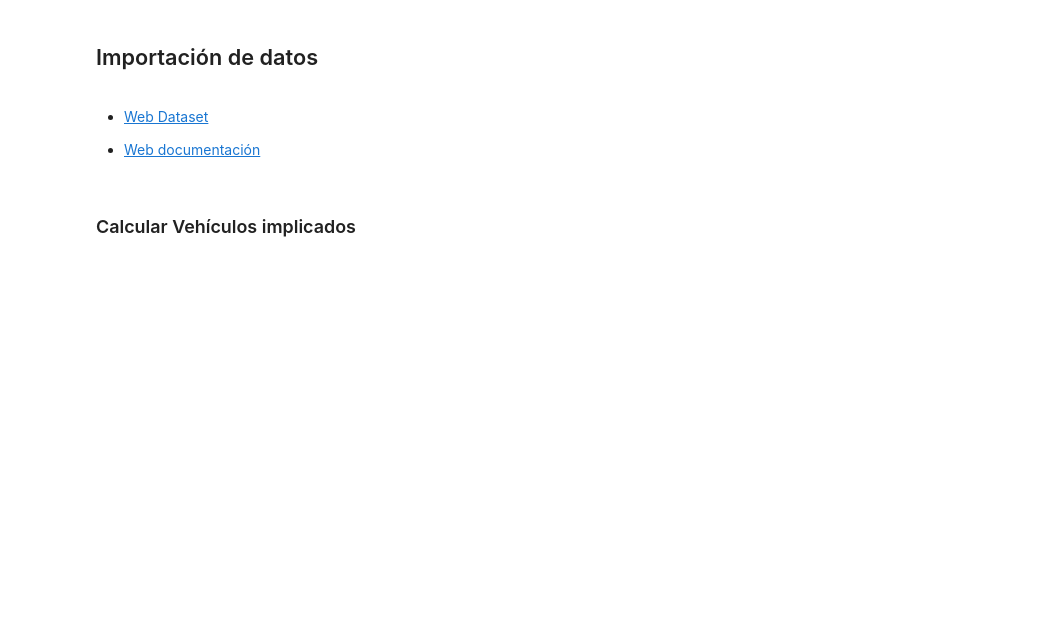
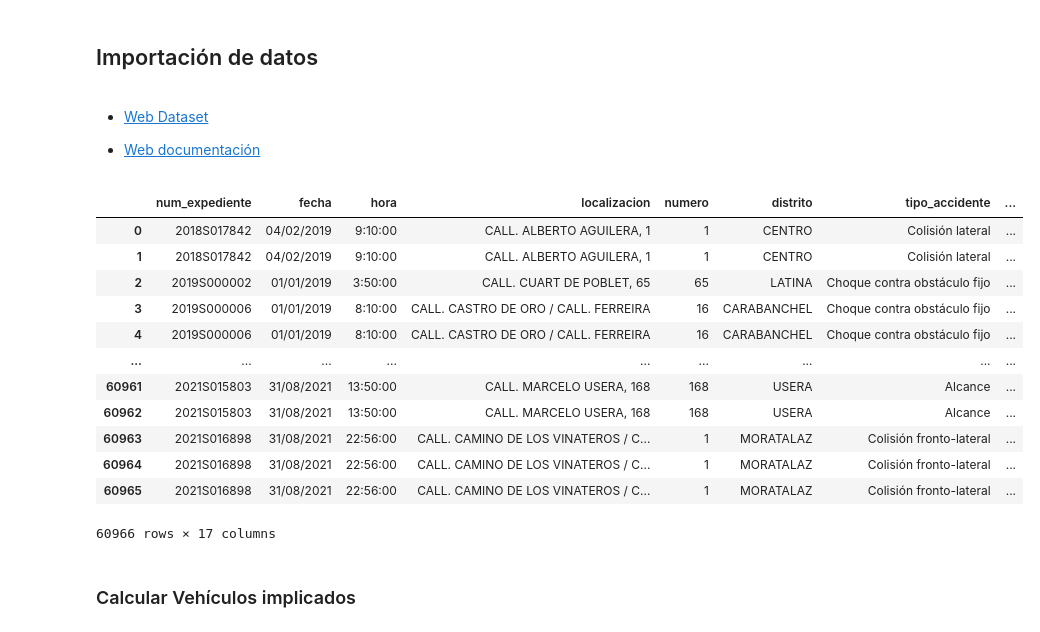
Before and after one commit to luperezsal/GTAAF-CNN, a Jupyter notebook: TASP_CNN.ipynb, the cells around one changed output. Drawn from its saved outputs; the diff is of its cells as text; code cells hidden in the pictures; blank space fills up the shorter version.

```diff
--- a/TASP_CNN.ipynb
+++ b/TASP_CNN.ipynb
@@ -1831,6 +1947,22 @@ data_frame = pd.concat([data_frame, file_2021])
 data_frame.dropna(subset=['lesividad'], inplace = True)
 data_frame.lesividad = data_frame.lesividad.replace(' ', 14).astype(int)
 data_frame = data_frame.reset_index(drop=True)
+# %%
+data_frame
+# %% [output]
+|  | num_expediente | fecha | hora | localizacion | numero | distrito | tipo_accidente | ... |
+| 0 | 2018S017842 | 04/02/2019 | 9:10:00 | CALL. ALBERTO AGUILERA, 1 | 1 | CENTRO | Colisión lateral | ... |
+| 1 | 2018S017842 | 04/02/2019 | 9:10:00 | CALL. ALBERTO AGUILERA, 1 | 1 | CENTRO | Colisión lateral | ... |
+| 2 | 2019S000002 | 01/01/2019 | 3:50:00 | CALL. CUART DE POBLET, 65 | 65 | LATINA | Choque contra obstáculo fijo | ... |
+| 3 | 2019S000006 | 01/01/2019 | 8:10:00 | CALL. CASTRO DE ORO / CALL. FERREIRA | 16 | CARABANCHEL | Choque contra obstáculo fijo | ... |
+| 4 | 2019S000006 | 01/01/2019 | 8:10:00 | CALL. CASTRO DE ORO / CALL. FERREIRA | 16 | CARABANCHEL | Choque contra obstáculo fijo | ... |
+| ... | ... | ... | ... | ... | ... | ... | ... | ... |
+| 60961 | 2021S015803 | 31/08/2021 | 13:50:00 | CALL. MARCELO USERA, 168 | 168 | USERA | Alcance | ... |
+| 60962 | 2021S015803 | 31/08/2021 | 13:50:00 | CALL. MARCELO USERA, 168 | 168 | USERA | Alcance | ... |
+| 60963 | 2021S016898 | 31/08/2021 | 22:56:00 | CALL. CAMINO DE LOS VINATEROS / C... | 1 | MORATALAZ | Colisión fronto-lateral | ... |
+| 60964 | 2021S016898 | 31/08/2021 | 22:56:00 | CALL. CAMINO DE LOS VINATEROS / C... | 1 | MORATALAZ | Colisión fronto-lateral | ... |
+| 60965 | 2021S016898 | 31/08/2021 | 22:56:00 | CALL. CAMINO DE LOS VINATEROS / C... | 1 | MORATALAZ | Colisión fronto-lateral | ... |
+60966 rows × 17 columns
 # %% [markdown]
 ### Calcular Vehículos implicados
 # %% [markdown]
```
Also changed, not shown: parts of 36 cells of this notebook, 1 other file.
